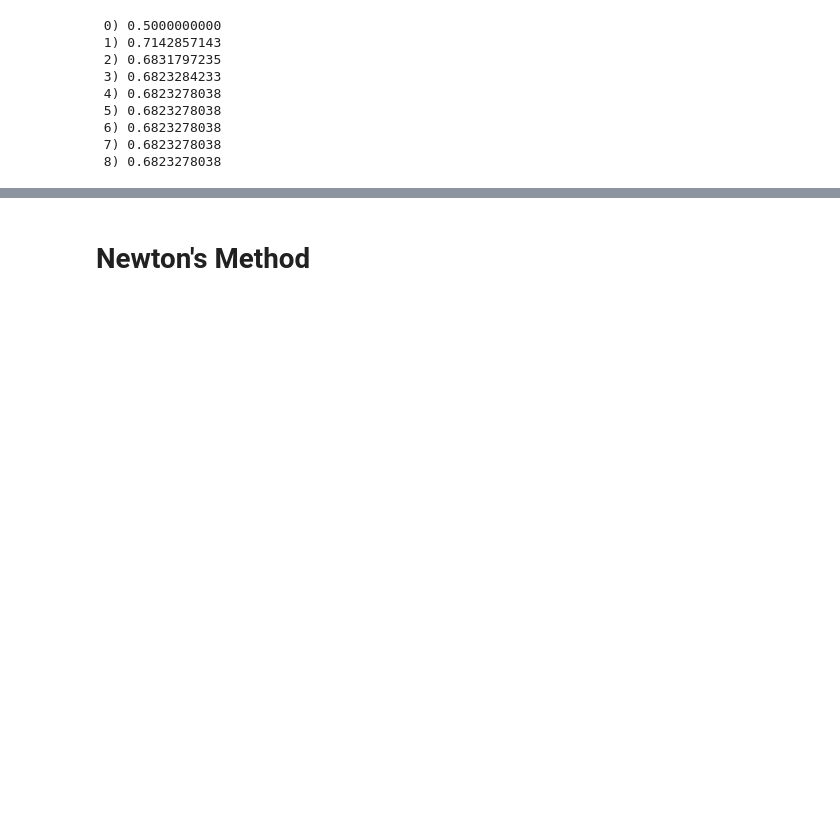
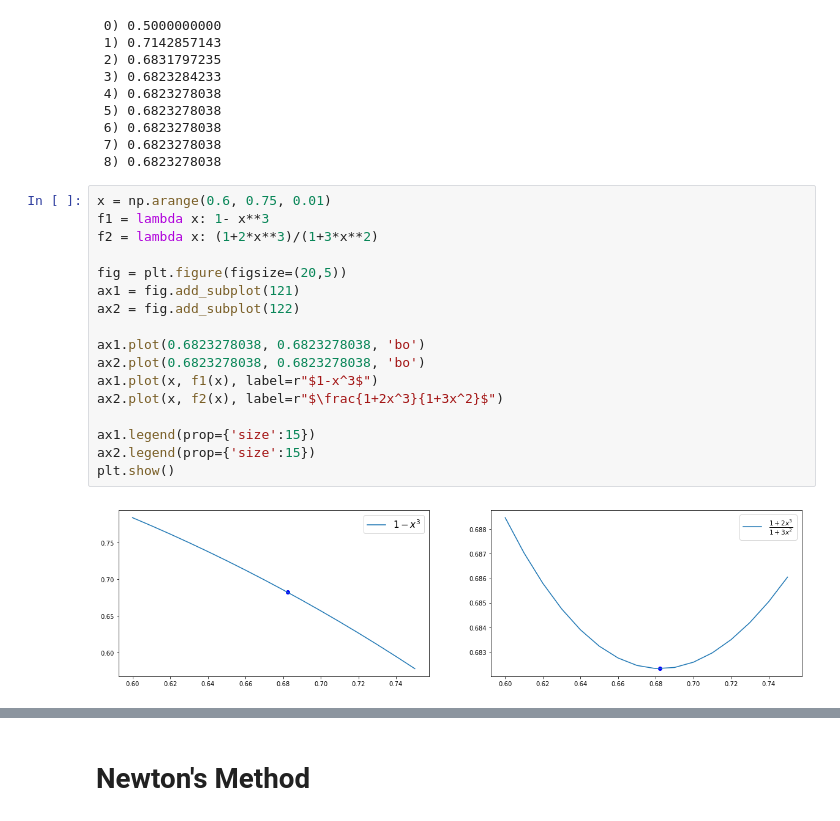
Before and after one commit to alejandrox1/numerical_computing, a Jupyter notebook: 01-solving_equations/Solving Equations.ipynb, the cells around one changed output, grey strips where cells are left out. Drawn from its saved outputs; the diff is of its cells as text; blank space fills up the shorter version.

```diff
--- a/01-solving_equations/Solving Equations.ipynb
+++ b/01-solving_equations/Solving Equations.ipynb
@@ -252,3 +255,22 @@ for i in range(len(x)):
  6) 0.6823278038
  7) 0.6823278038
  8) 0.6823278038
+# %%
+x = np.arange(0.6, 0.75, 0.01)
+f1 = lambda x: 1- x**3
+f2 = lambda x: (1+2*x**3)/(1+3*x**2)
+
+fig = plt.figure(figsize=(20,5))
+ax1 = fig.add_subplot(121)
+ax2 = fig.add_subplot(122)
+
+ax1.plot(0.6823278038, 0.6823278038, 'bo')
+ax2.plot(0.6823278038, 0.6823278038, 'bo')
+ax1.plot(x, f1(x), label=r"$1-x^3$")
+ax2.plot(x, f2(x), label=r"$\frac{1+2x^3}{1+3x^2}$")
+
+ax1.legend(prop={'size':15})
+ax2.legend(prop={'size':15})
+plt.show()
+# %% [output]
+[figure, added]
```
Also changed, not shown: parts of 7 cells of this notebook.
